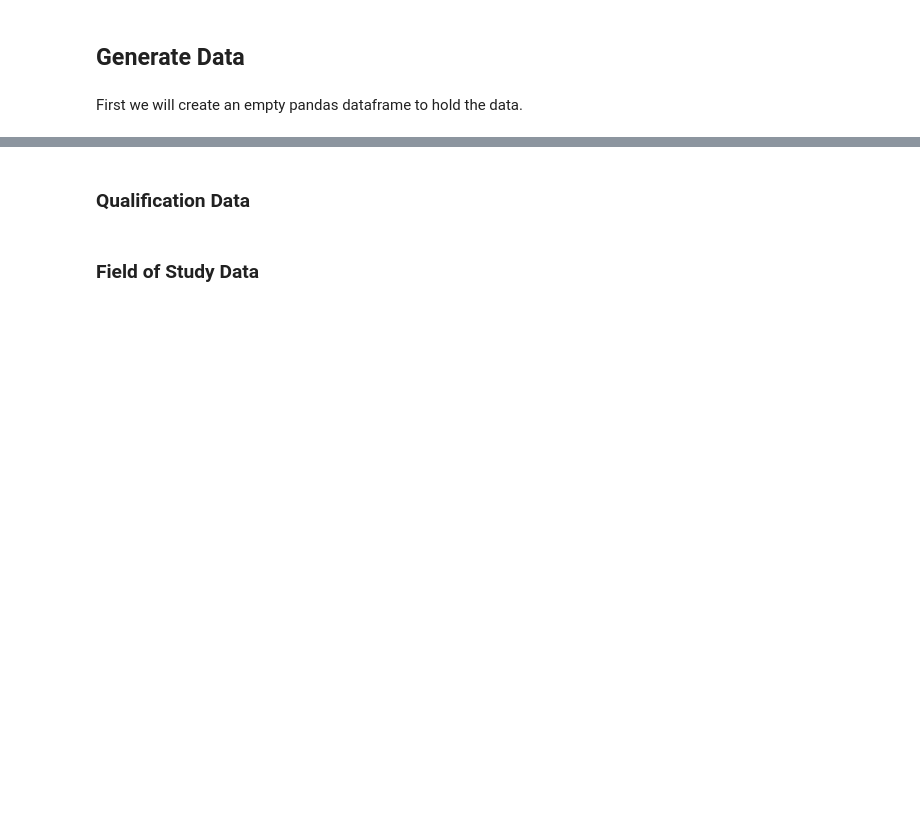
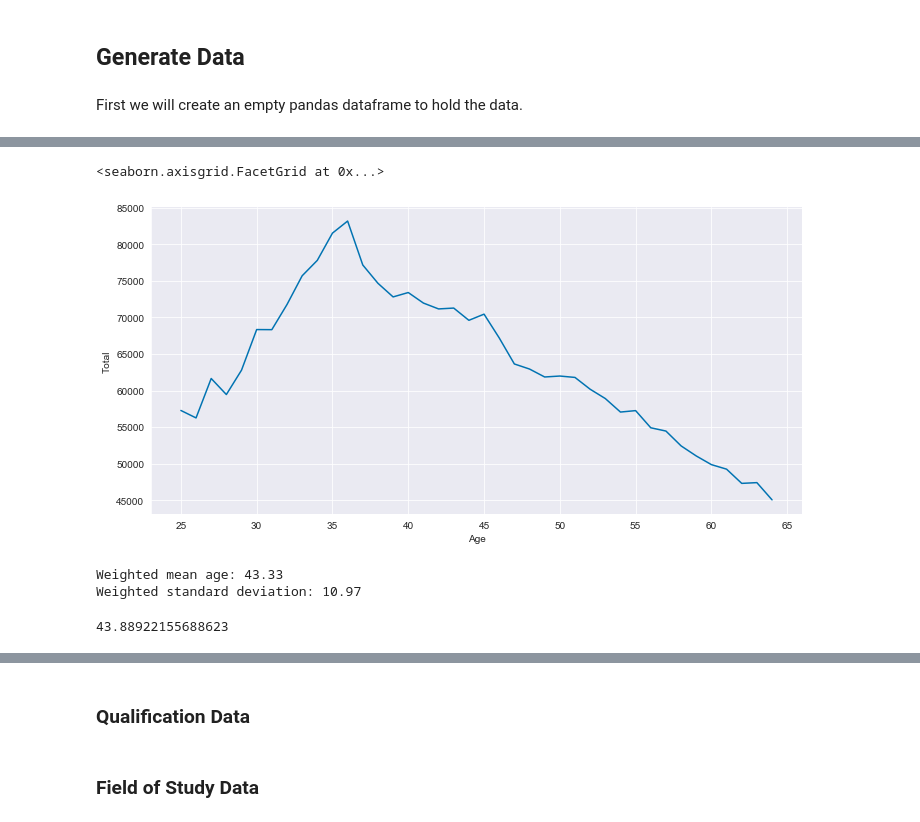
Before and after one commit to Pmcg1/ProgDA-Project-2019, a Jupyter notebook: ProgDA_Project_2019.ipynb, the cells around one changed output, grey strips where cells are left out. Saved outputs shown, nothing was run; the diff lists cells and outputs as text; code cells hidden in the pictures; blank space fills up the shorter version.

```diff
--- a/ProgDA_Project_2019.ipynb
+++ b/ProgDA_Project_2019.ipynb
@@ -158,0 +163,4 @@ df
+# %%
+f = pd.read_csv("data\Population_2016_by_Age_adj.csv") # Import csv file using pandas
+dfAge = pd.DataFrame(f) # Create a dataframe from the csv data
+dfAge
@@ -158,0 +185,5 @@ df
+# %%
+sns.relplot(x="Age", y="Total", kind="line", data=dfAge, height=5, aspect=2)
+# %% [output]
+<seaborn.axisgrid.FacetGrid at 0x...>
+[figure, added]
@@ -158,0 +193,6 @@ df
+# %%
+print("Weighted mean age:", round(wAge.mean, 2))
+print("Weighted standard deviation:", round(wAge.std, 2))
+# %% [output]
+Weighted mean age: 43.33
+Weighted standard deviation: 10.97
@@ -158,0 +204,4 @@ df
+# %%
+ageFill.mean()
+# %% [output]
+43.88922155688623
```
Also changed, not shown: parts of 17 cells of this notebook, 2 other files.
